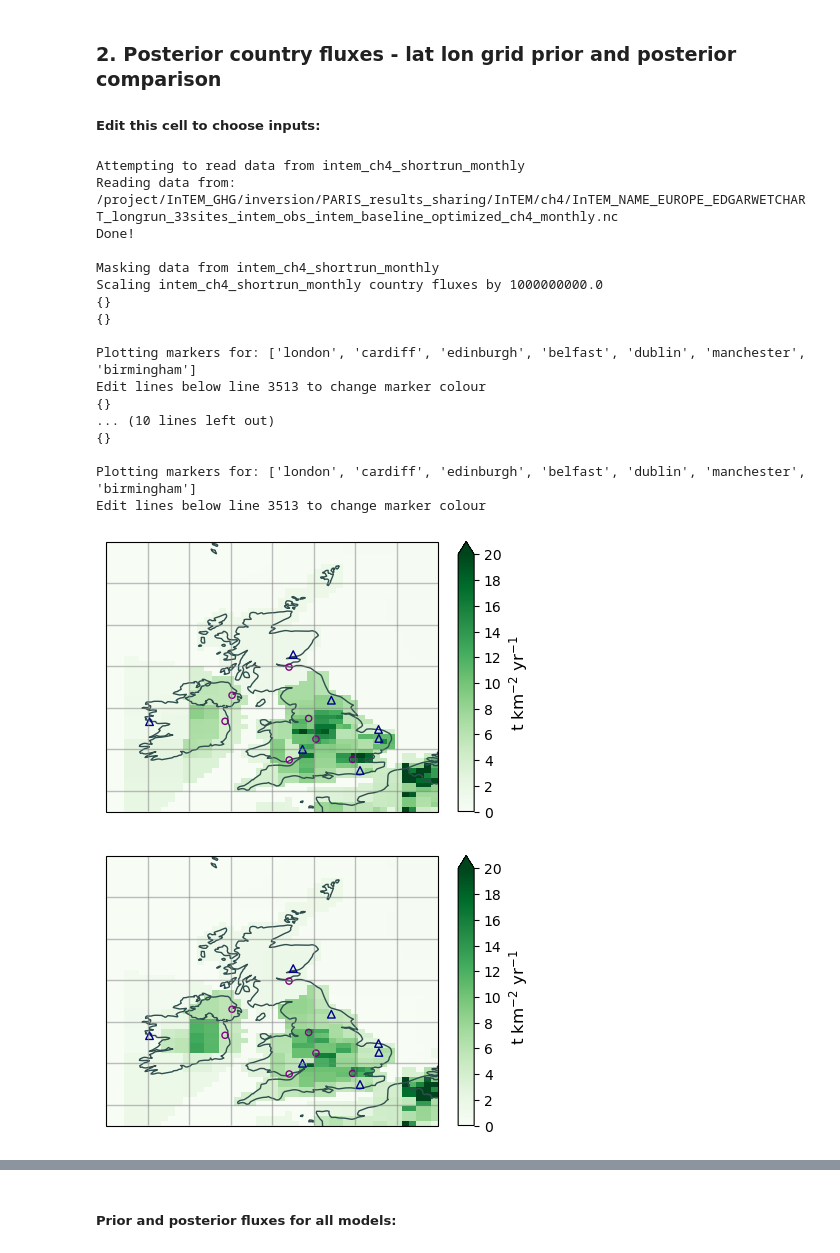
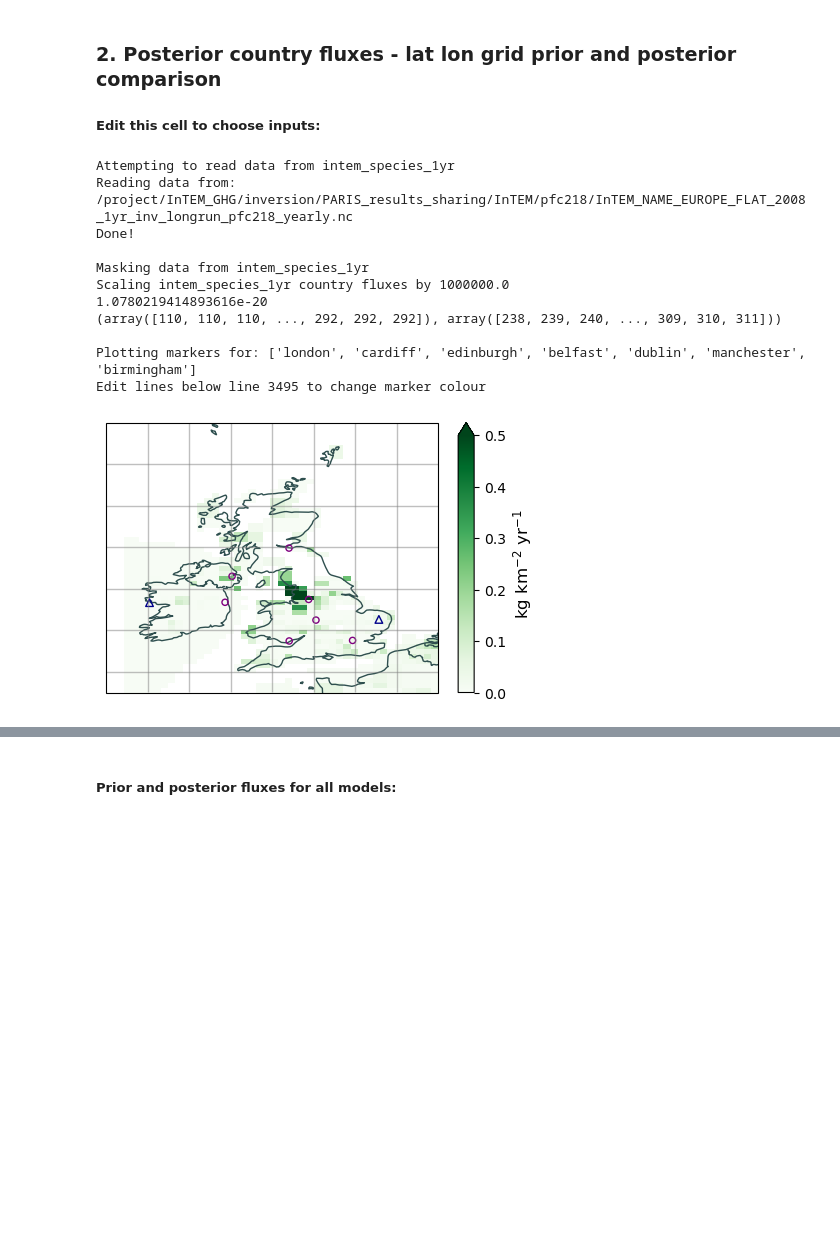
Before and after one commit to openghg/fluxie, a Jupyter notebook: PARIS_inversion_results_NISC.ipynb, the cells around one changed output, grey strips where cells are left out. Cells and saved outputs as stored; diff of their text form; code cells hidden in the pictures; blank space fills up the shorter version.

Commit message:
notebook doc update

```diff
--- a/PARIS_inversion_results_NISC.ipynb
+++ b/PARIS_inversion_results_NISC.ipynb
@@ -61,21 +61,21 @@ species_start_dates = {'hfc134a':'1995-01-01',
                         'pfc116':'2005-01-01',
                         'cf4':'2005-01-01'}
 
-threshold_scales = {'hfc134a':1e-20,
-                    'hfc143a':1e-20,
-                    'hfc125':1e-20,
-                    'hfc32':1e-20,
-                    'hfc23':1e-20,
-                    'hfc152a':1e-20,
-                    'hfc365mfc':1e-20,
-                    'hfc4310mee':1e-20,
-                    'hfc245fa':1e-20,
-                    'hfc227ea':1e-20,
-                    'pfc218':1e-20,
-                    'pfc318':1e-20,
-                    'pfc116':1e-20,
-                    'cf4':1e-20,
-                    'ch4':1e-3,
+threshold_scales = {'hfc134a':1e-10,
+                    'hfc143a':1e-10,
+                    'hfc125':1e-10,
+                    'hfc32':1e-10,
+                    'hfc23':1e-10,
+                    'hfc152a':1e-10,
+                    'hfc365mfc':1e-10,
+                    'hfc4310mee':1e-10,
+                    'hfc245fa':1e-10,
+                    'hfc227ea':1e-10,
+                    'pfc218':1e-8,
+                    'pfc318':1e-8,
+                    'pfc116':1e-8,
+                    'cf4':1e-4,
+                    'ch4':1e-4,
                     'n20':1e-3,
                     'sf6':1e-6}
 
@@ -248,8 +248,8 @@ for species in species_all:
 ### edit variables in this block
 #species_all = ['hfc134a','hfc143a','hfc125','hfc32','hfc23','hfc152a','hfc365mfc',
 #             'hfc4310mee','hfc245fa','hfc227ea','pfc218','pfc318','pfc116','cf4','nf3']
-             #'ch4','n2o','sf6']
-species_all = ['ch4']
+#             'ch4','n2o','sf6']
+species_all = ['pfc218']
 
 start_date = '2020-01-01' #inclusive. Option to set as list of dates, e.g. ['2018-01-01','2019-01-01'] which is required for total fgases if one model is missing obs for a year
 end_date = '2024-01-01' #not inclusive. Option to set as list of dates, e.g. ['2023-01-01','2022-01-01'] which is required for total fgases if one model is missing obs for a year
@@ -331,47 +331,40 @@ for species in species_all:
     scale_to_kgkm2yr = True #If True, outputs fluxes in kg/km2/year. If False, uses mol/m2/s.
     nir_style_plot = True #If True, adds NIR-style formatting, e.g. adjusts scales, uses different symbols for point_source_markers etc.
     mask_sea_areas = False   #If True, sets all 'sea' areas to 'nan'.
-    include_threshold = False #If True, sets a minimum plotting value, using values set in the first cell of this notebook.
+    include_threshold = True #If True, sets a minimum plotting value, using values set in the first cell of this notebook.
     ###################################
 
     for i,dt in enumerate(dt_all):
 
         if type(dt) == list:
             dt = [dt]
         if include_threshold == True:
             threshold_scale = threshold_scales[species]
         else:
             threshold_scale = None
 
         fig = func.plot_spatial_flux_per_timestamp(ds_all_flux_scaled,species,plot_area,end_date,s_data,m_data,
                                                     cmap=cmap,c_border=c_border,
                                                     var=var,chop_by=chop_by,dt=dt,period_override=period_override,
                                                     plot_site_locations=plot_site_locations,
                                                     plot_point_markers=plot_point_markers,
                                                     plot_inversion_grid_flux=plot_inversion_grid_flux,
                                                     scale_to_kgkm2yr=scale_to_kgkm2yr,
                                                     nir_style_plot=nir_style_plot,mask_sea_areas=mask_sea_areas,
                                                     threshold_scale=threshold_scale)
 
         #if save == True:
             #fig.savefig(output_path,bbox_inches='tight',pad_inches=0.2,dpi=300)
 # %% [output]
-Attempting to read data from intem_ch4_shortrun_monthly
-Reading data from: /project/InTEM_GHG/inversion/PARIS_results_sharing/InTEM/ch4/InTEM_NAME_EUROPE_EDGARWETCHART_longrun_33sites_intem_obs_intem_baseline_optimized_ch4_monthly.nc
+Attempting to read data from intem_species_1yr
+Reading data from: /project/InTEM_GHG/inversion/PARIS_results_sharing/InTEM/pfc218/InTEM_NAME_EUROPE_FLAT_2008_1yr_inv_longrun_pfc218_yearly.nc
 Done!
 
-Masking data from intem_ch4_shortrun_monthly
-Scaling intem_ch4_shortrun_monthly country fluxes by 1000000000.0
-{}
-{}
+Masking data from intem_species_1yr
+Scaling intem_species_1yr country fluxes by 1000000.0
+1.0780219414893616e-20
+(array([110, 110, 110, ..., 292, 292, 292]), array([238, 239, 240, ..., 309, 310, 311]))
 
 Plotting markers for: ['london', 'cardiff', 'edinburgh', 'belfast', 'dublin', 'manchester', 'birmingham']
-Edit lines below line 3513 to change marker colour
-{}
-... (10 lines left out)
-{}
-
-Plotting markers for: ['london', 'cardiff', 'edinburgh', 'belfast', 'dublin', 'manchester', 'birmingham']
-Edit lines below line 3513 to change marker colour
+Edit lines below line 3495 to change marker colour
-[figure, old version]
+[figure, new version]
-[figure, removed]
```
Also changed, not shown: parts of 1 cell of this notebook.
